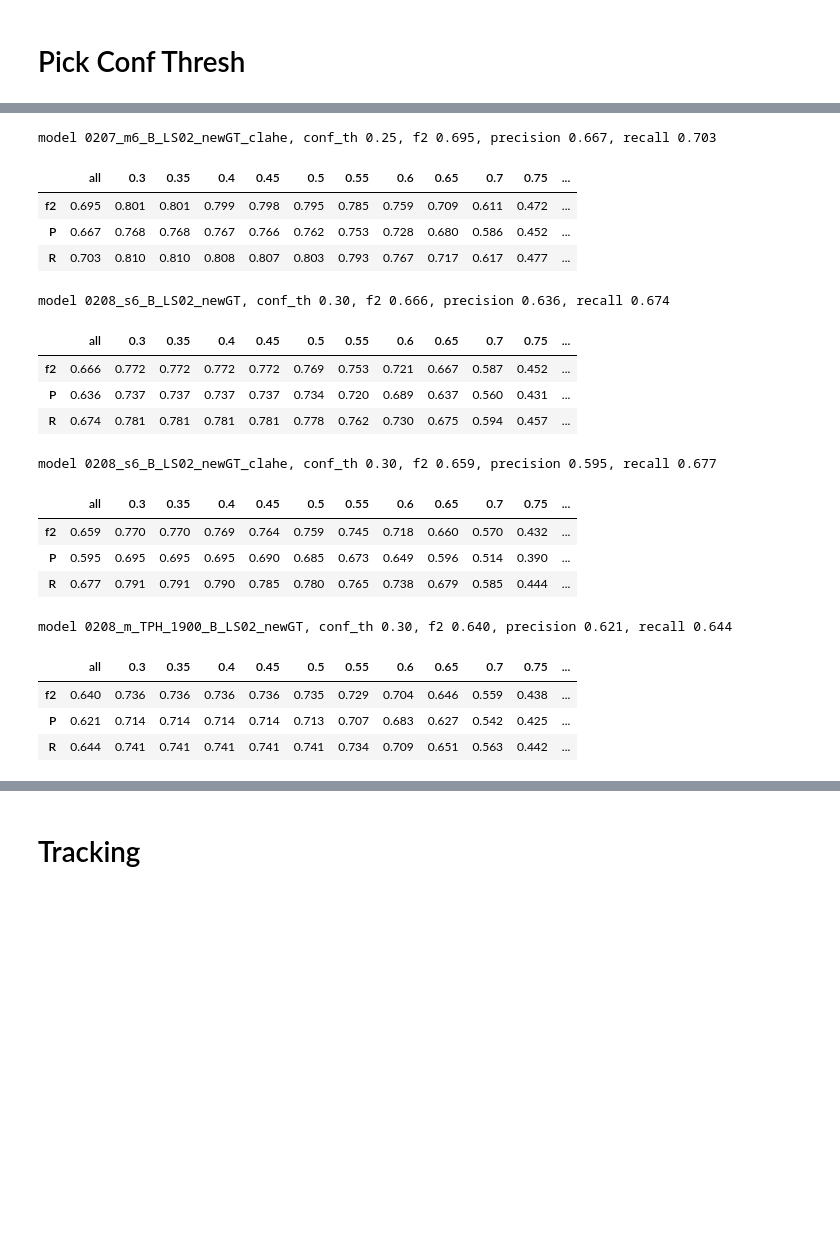
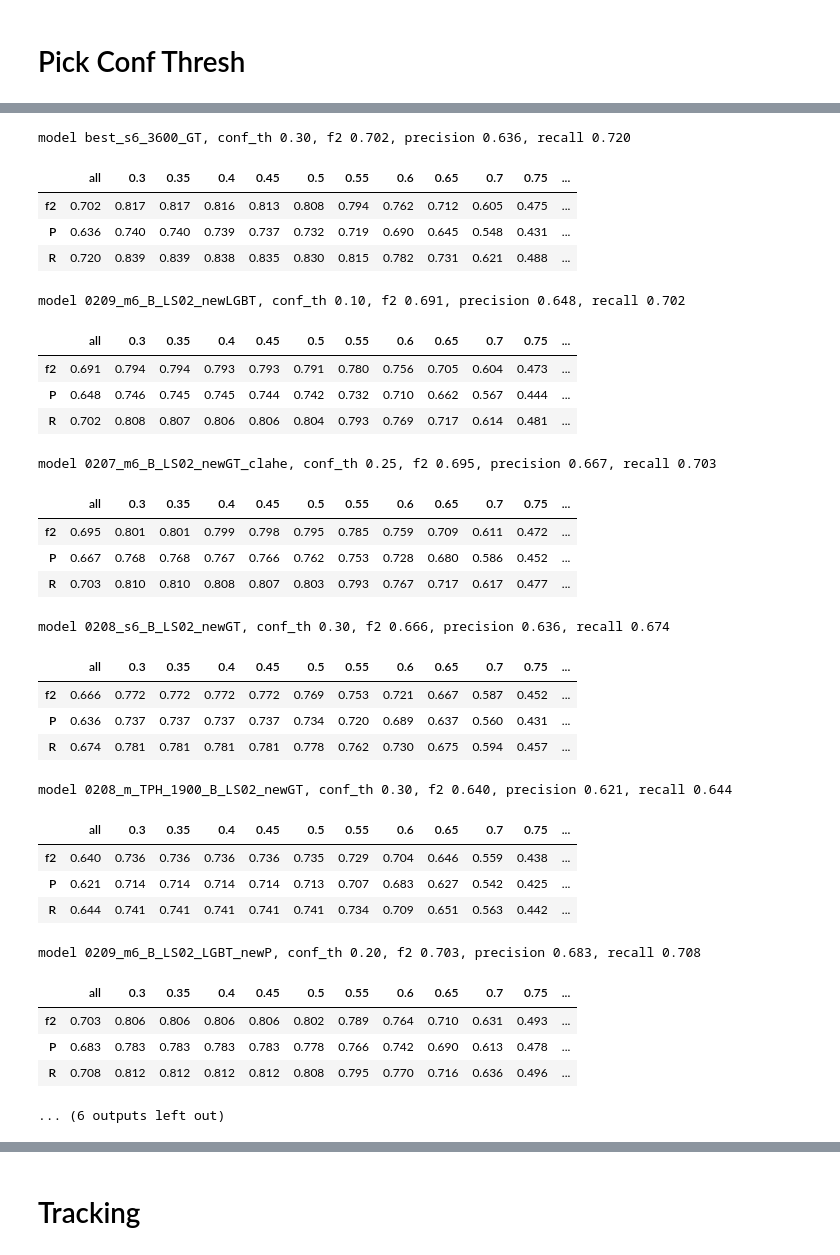
Before and after one commit to ZiyueWang25/Kaggle_TGBR, a Jupyter notebook: notebook/model_perf_analysis_V3.ipynb, the cells around one changed output, grey strips where cells are left out. Saved outputs shown, nothing was run; the diff lists cells and outputs as text; code cells hidden in the pictures; blank space fills up the shorter version.

```diff
--- a/notebook/model_perf_analysis_V3.ipynb
+++ b/notebook/model_perf_analysis_V3.ipynb
@@ -128,0 +180,3 @@ Index(['video_id', 'sequence', 'video_frame', 'sequence_frame', 'image_id',
+# %%
+df_oof['pred_GT3_4680_fold1'] = df_oof.apply(lambda x:  get_pred("./oof_pred/labels_GT3_4680/", x['video_id'], x['video_frame']), axis=1)
+#df_oof['pred_GT_4680_fold1'] = df_oof.apply(lambda x:  get_pred("./oof_pred/labels_GT_4680/", x['video_id'], x['video_frame']), axis=1)
@@ -156,19 +229,19 @@ gt_bboxs_list = []
 for index in df_oof.index:
     gt_bboxs_list.append(np.array(df_oof.loc[index, "real_bbox"]))
 # %%
-conf_ths = [5, 10, 15, 20, 25, 30, 35, 40, 45, 50, 60]
-#conf_ths = np.arange(15, 30)
-#conf_ths = np.arange(20, 35)
-
-#conf_ths = np.arange(25, 40)
-#conf_ths = np.arange(25, 40)
+conf_ths = [5, 10, 15, 20, 25, 30, 35, 40, 45, 50, 55]
+#conf_ths = np.arange(5, 20)
+#conf_ths = np.arange(15, 25)
+#conf_ths = np.arange(20, 40)
+#conf_ths = np.arange(30, 40)
+#conf_ths = [30]
 
 #conf_ths = [12, 16, 18, 20, 22, 24]
 #conf_ths = [6, 8, 10, 12, 14]
 #conf_ths = [30, 32, 35, 38, 45, 50, 55]
 iou_ths = np.arange(0.3, 0.85, 0.05)
 fold = 1
-check_models = ['0208_m_TPH_1900_B_LS02_newGT']
+check_models = ['GT3_4680']
 for model_version in model_versions:
     if not model_version in check_models:
         continue
@@ -197,9 +270,18 @@ model 0208_m_TPH_1900_B_LS02_newGT, conf_th 0.60, f2 0.560, precision 0.828, rec
 # %%
 best_conf_dict = {
+    '0209_m6_B_LS02_newLGBT':0.1,
+    "0209_m6_B_LS02_newLGBT_img6000":0.15,
     '0207_m6_B_LS02_newGT_clahe': 0.25,
     '0208_s6_B_LS02_newGT': 0.30,
     '0208_s6_B_LS02_newGT_clahe': 0.30,
     '0208_m_TPH_1900_B_LS02_newGT':0.30,
+    '0207_yolov5m6_B_LS02_newGT_CV_video1': 0.18,
+    'best_s6_3600_GT':0.3,
+    '0209_m6_B_LS02_LGBT_newP': 0.20,
+    'r27-0210-yolov5m6-2400': 0.27,
+    '0209_s6_B_LS02_newGT_img4096_valid': 0.35,
+    'GT3_4680': 0.33,
+    'GT_4680': 0.33,
 
     '0128_yolov5l_v3': 0.25, #0.649
     "0128_yolov5l_v3_highFP": 0.25, #642
@@ -247,42 +329,61 @@ R_cols = ["R"] + ["R_" + str(round(th,3)) for th in np.arange(0.3, 0.85, 0.05)]
 # %%
 df_perf_dict = {model_version: pd.DataFrame(columns=["all"] + [str(round(th,3)) for th in np.arange(0.3, 0.85, 0.05)]).copy() for model_version in model_versions}
 fold = 1
 f2_score = {}
+P_score = {}
+R_score = {}
+f2_specific_keys = ['f2_0.3', 'f2_0.35', 'f2_0.4', 'f2_0.45', 'f2_0.5', 'f2_0.55', 'f2_0.6', 'f2_0.65', 'f2_0.7', 'f2_0.75', 'f2_0.8']
+f2_specific_score = {k:{} for k in f2_specific_keys}
 for model_version in model_versions:
     pred_col = "pred_" + model_version + f"_fold{fold}"
     conf_th = best_conf_dict[model_version]
     prd_bboxs_list = []
     for index in df_oof.index:
         prd_bboxs = df_oof.loc[index, pred_col]
         prd_bboxs = [p for p in prd_bboxs if p[0] >= conf_th]
         prd_bboxs_list.append(np.array(prd_bboxs))
     f2_dict = util.calc_f2_score(gt_bboxs_list, prd_bboxs_list, verbose=False)
     df_perf_dict[model_version].loc["f2",:] = [f2_dict[col] for col in f_cols]
     df_perf_dict[model_version].loc["P",:] = [f2_dict[col] for col in P_cols]
     df_perf_dict[model_version].loc["R",:] = [f2_dict[col] for col in R_cols]
     f2_score[model_version] = f2_dict['f2']
+    P_score[model_version] = f2_dict['P']
+    R_score[model_version] = f2_dict['R']
+    for k in f2_specific_keys:
+        f2_specific_score[k][model_version] = f2_dict[k]
     print("model {}, conf_th {:.2f}, f2 {:.3f}, precision {:.3f}, recall {:.3f}".format(model_version, conf_th, f2_dict['f2'], f2_dict['P'], f2_dict['R']))
     display(df_perf_dict[model_version].astype(float).style.format("{:.3f}").background_gradient(axis=1))
 # %% [output]
-model 0207_m6_B_LS02_newGT_clahe, conf_th 0.25, f2 0.695, precision 0.667, recall 0.703
+model best_s6_3600_GT, conf_th 0.30, f2 0.702, precision 0.636, recall 0.720
 |  | all | 0.3 | 0.35 | 0.4 | 0.45 | 0.5 | 0.55 | 0.6 | 0.65 | 0.7 | 0.75 | ... |
-| f2 | 0.695 | 0.801 | 0.801 | 0.799 | 0.798 | 0.795 | 0.785 | 0.759 | 0.709 | 0.611 | 0.472 | ... |
-| P | 0.667 | 0.768 | 0.768 | 0.767 | 0.766 | 0.762 | 0.753 | 0.728 | 0.680 | 0.586 | 0.452 | ... |
-| R | 0.703 | 0.810 | 0.810 | 0.808 | 0.807 | 0.803 | 0.793 | 0.767 | 0.717 | 0.617 | 0.477 | ... |
+| f2 | 0.702 | 0.817 | 0.817 | 0.816 | 0.813 | 0.808 | 0.794 | 0.762 | 0.712 | 0.605 | 0.475 | ... |
+| P | 0.636 | 0.740 | 0.740 | 0.739 | 0.737 | 0.732 | 0.719 | 0.690 | 0.645 | 0.548 | 0.431 | ... |
+| R | 0.720 | 0.839 | 0.839 | 0.838 | 0.835 | 0.830 | 0.815 | 0.782 | 0.731 | 0.621 | 0.488 | ... |
-model 0208_s6_B_LS02_newGT, conf_th 0.30, f2 0.666, precision 0.636, recall 0.674
+model 0209_m6_B_LS02_newLGBT, conf_th 0.10, f2 0.691, precision 0.648, recall 0.702
 |  | all | 0.3 | 0.35 | 0.4 | 0.45 | 0.5 | 0.55 | 0.6 | 0.65 | 0.7 | 0.75 | ... |
-| f2 | 0.666 | 0.772 | 0.772 | 0.772 | 0.772 | 0.769 | 0.753 | 0.721 | 0.667 | 0.587 | 0.452 | ... |
-| P | 0.636 | 0.737 | 0.737 | 0.737 | 0.737 | 0.734 | 0.720 | 0.689 | 0.637 | 0.560 | 0.431 | ... |
-| R | 0.674 | 0.781 | 0.781 | 0.781 | 0.781 | 0.778 | 0.762 | 0.730 | 0.675 | 0.594 | 0.457 | ... |
+| f2 | 0.691 | 0.794 | 0.794 | 0.793 | 0.793 | 0.791 | 0.780 | 0.756 | 0.705 | 0.604 | 0.473 | ... |
+| P | 0.648 | 0.746 | 0.745 | 0.745 | 0.744 | 0.742 | 0.732 | 0.710 | 0.662 | 0.567 | 0.444 | ... |
+| R | 0.702 | 0.808 | 0.807 | 0.806 | 0.806 | 0.804 | 0.793 | 0.769 | 0.717 | 0.614 | 0.481 | ... |
-model 0208_s6_B_LS02_newGT_clahe, conf_th 0.30, f2 0.659, precision 0.595, recall 0.677
+model 0207_m6_B_LS02_newGT_clahe, conf_th 0.25, f2 0.695, precision 0.667, recall 0.703
 |  | all | 0.3 | 0.35 | 0.4 | 0.45 | 0.5 | 0.55 | 0.6 | 0.65 | 0.7 | 0.75 | ... |
-| f2 | 0.659 | 0.770 | 0.770 | 0.769 | 0.764 | 0.759 | 0.745 | 0.718 | 0.660 | 0.570 | 0.432 | ... |
-| P | 0.595 | 0.695 | 0.695 | 0.695 | 0.690 | 0.685 | 0.673 | 0.649 | 0.596 | 0.514 | 0.390 | ... |
-| R | 0.677 | 0.791 | 0.791 | 0.790 | 0.785 | 0.780 | 0.765 | 0.738 | 0.679 | 0.585 | 0.444 | ... |
+| f2 | 0.695 | 0.801 | 0.801 | 0.799 | 0.798 | 0.795 | 0.785 | 0.759 | 0.709 | 0.611 | 0.472 | ... |
+| P | 0.667 | 0.768 | 0.768 | 0.767 | 0.766 | 0.762 | 0.753 | 0.728 | 0.680 | 0.586 | 0.452 | ... |
+| R | 0.703 | 0.810 | 0.810 | 0.808 | 0.807 | 0.803 | 0.793 | 0.767 | 0.717 | 0.617 | 0.477 | ... |
-model 0208_m_TPH_1900_B_LS02_newGT, conf_th 0.30, f2 0.640, precision 0.621, recall 0.644
+model 0208_s6_B_LS02_newGT, conf_th 0.30, f2 0.666, precision 0.636, recall 0.674
 |  | all | 0.3 | 0.35 | 0.4 | 0.45 | 0.5 | 0.55 | 0.6 | 0.65 | 0.7 | 0.75 | ... |
-| f2 | 0.640 | 0.736 | 0.736 | 0.736 | 0.736 | 0.735 | 0.729 | 0.704 | 0.646 | 0.559 | 0.438 | ... |
-| P | 0.621 | 0.714 | 0.714 | 0.714 | 0.714 | 0.713 | 0.707 | 0.683 | 0.627 | 0.542 | 0.425 | ... |
-| R | 0.644 | 0.741 | 0.741 | 0.741 | 0.741 | 0.741 | 0.734 | 0.709 | 0.651 | 0.563 | 0.442 | ... |
+| f2 | 0.666 | 0.772 | 0.772 | 0.772 | 0.772 | 0.769 | 0.753 | 0.721 | 0.667 | 0.587 | 0.452 | ... |
+| P | 0.636 | 0.737 | 0.737 | 0.737 | 0.737 | 0.734 | 0.720 | 0.689 | 0.637 | 0.560 | 0.431 | ... |
+| R | 0.674 | 0.781 | 0.781 | 0.781 | 0.781 | 0.778 | 0.762 | 0.730 | 0.675 | 0.594 | 0.457 | ... |
+model 0208_m_TPH_1900_B_LS02_newGT, conf_th 0.30, f2 0.640, precision 0.621, recall 0.644
+|  | all | 0.3 | 0.35 | 0.4 | 0.45 | 0.5 | 0.55 | 0.6 | 0.65 | 0.7 | 0.75 | ... |
+| f2 | 0.640 | 0.736 | 0.736 | 0.736 | 0.736 | 0.735 | 0.729 | 0.704 | 0.646 | 0.559 | 0.438 | ... |
+| P | 0.621 | 0.714 | 0.714 | 0.714 | 0.714 | 0.713 | 0.707 | 0.683 | 0.627 | 0.542 | 0.425 | ... |
+| R | 0.644 | 0.741 | 0.741 | 0.741 | 0.741 | 0.741 | 0.734 | 0.709 | 0.651 | 0.563 | 0.442 | ... |
+model 0209_m6_B_LS02_LGBT_newP, conf_th 0.20, f2 0.703, precision 0.683, recall 0.708
+|  | all | 0.3 | 0.35 | 0.4 | 0.45 | 0.5 | 0.55 | 0.6 | 0.65 | 0.7 | 0.75 | ... |
+| f2 | 0.703 | 0.806 | 0.806 | 0.806 | 0.806 | 0.802 | 0.789 | 0.764 | 0.710 | 0.631 | 0.493 | ... |
+| P | 0.683 | 0.783 | 0.783 | 0.783 | 0.783 | 0.778 | 0.766 | 0.742 | 0.690 | 0.613 | 0.478 | ... |
+| R | 0.708 | 0.812 | 0.812 | 0.812 | 0.812 | 0.808 | 0.795 | 0.770 | 0.716 | 0.636 | 0.496 | ... |
+... (6 outputs left out)
 # %%
 f2_score_df = pd.DataFrame.from_dict(f2_score,orient='index',columns=["f2"])
```
Also changed, not shown: parts of 45 cells of this notebook, 12 other files.
